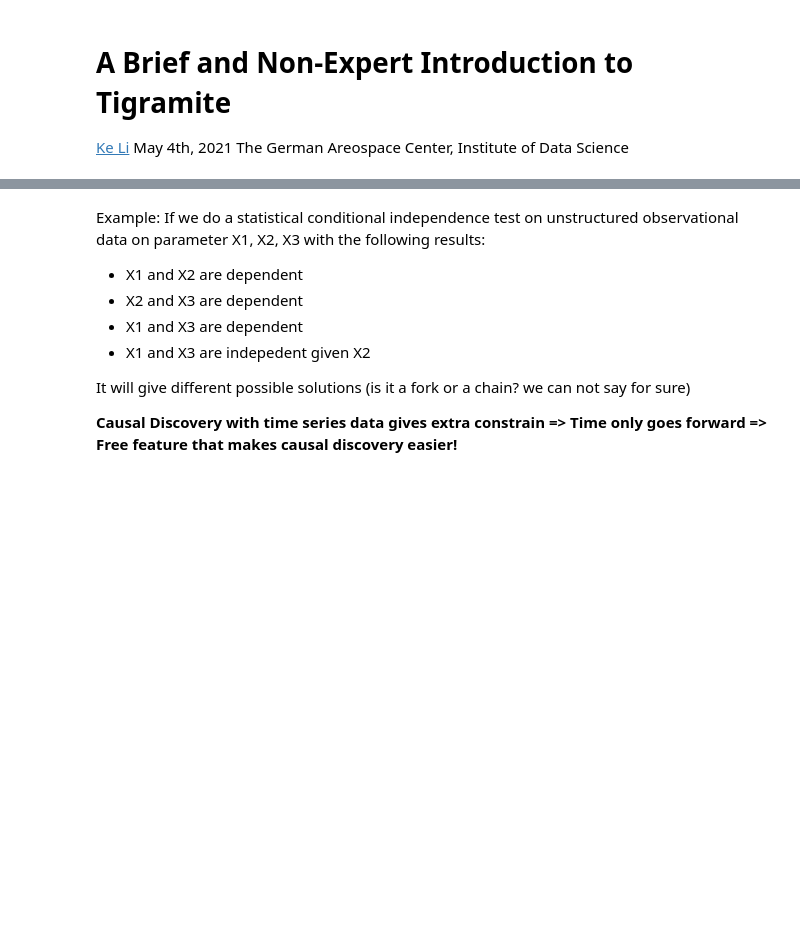
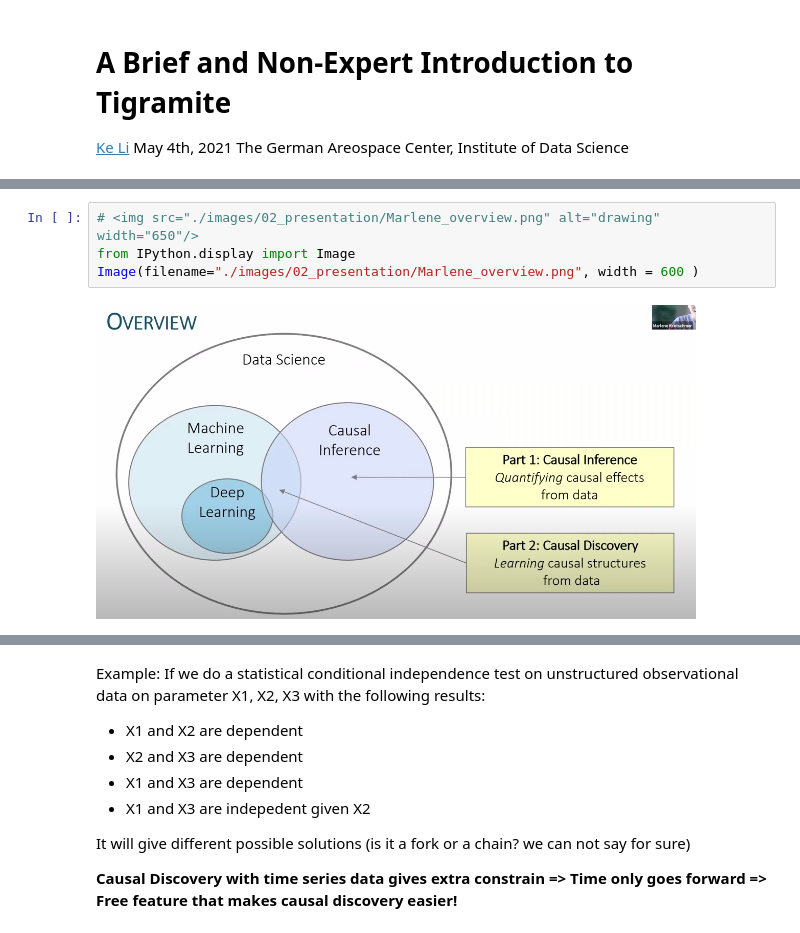
Before and after one commit to keli95566/explore_tigramite, a Jupyter notebook: jupyter_notebooks/02.kl_may4th_presentation.ipynb, the cells around one changed output, grey strips where cells are left out. Cells and saved outputs as stored; diff of their text form; blank space fills up the shorter version.

```diff
--- a/jupyter_notebooks/02.kl_may4th_presentation.ipynb
+++ b/jupyter_notebooks/02.kl_may4th_presentation.ipynb
@@ -6 +10,7 @@ The German Areospace Center, Institute of Data Science
+# %%
+# <img src="./images/02_presentation/Marlene_overview.png" alt="drawing" width="650"/>
+from IPython.display import Image
+Image(filename="./images/02_presentation/Marlene_overview.png", width = 600 )
+# %% [output]
+[figure, added]
 # %% [markdown]
```
Also changed, not shown: parts of 11 cells of this notebook.
